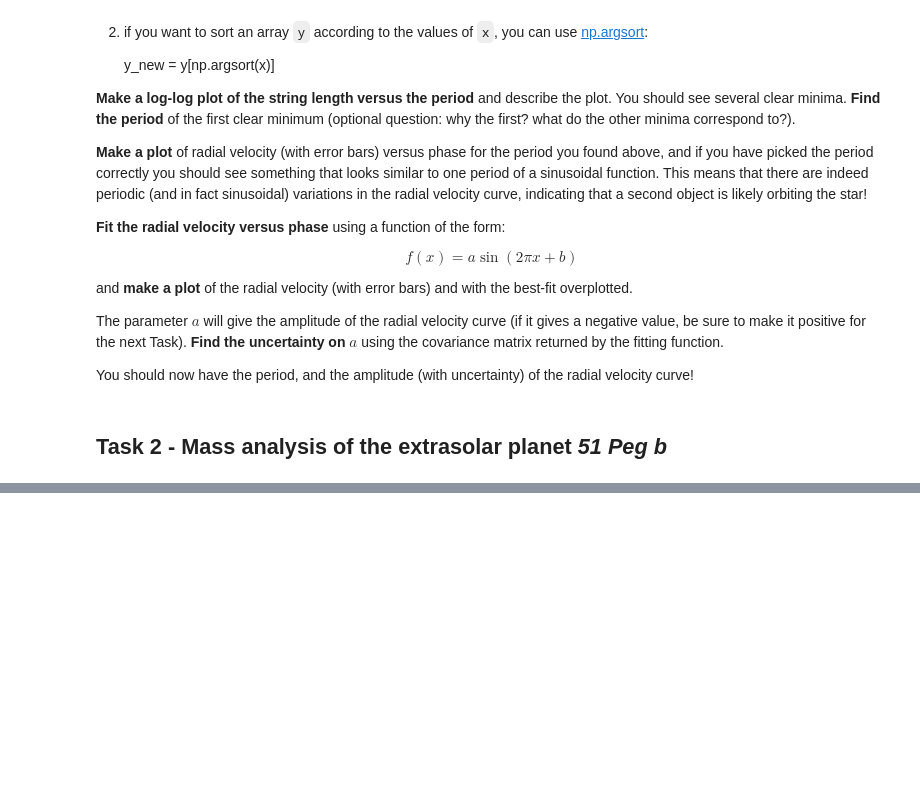
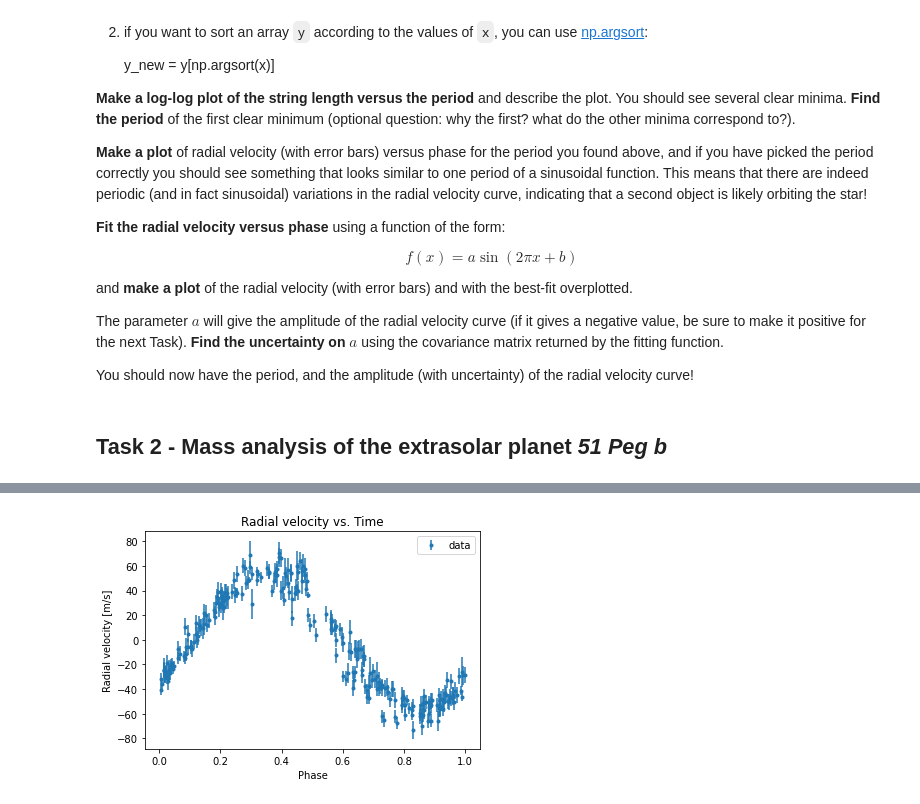
Before and after one commit to smilex555/phys718-hwp, a Jupyter notebook: project4/Project_4_Extrasolar_Planets_students.ipynb, the cells around one changed output, grey strips where cells are left out. Cells and saved outputs as stored; diff of their text form; code cells hidden in the pictures; blank space fills up the shorter version.

```diff
--- a/project4/Project_4_Extrasolar_Planets_students.ipynb
+++ b/project4/Project_4_Extrasolar_Planets_students.ipynb
@@ -147,0 +263,13 @@ data = np.loadtxt("https://raw.githubusercontent.com/terben/Programming_in_Pytho
+# %%
+# get the string length and the corresponding phases and velocities for the minimum period
+lvalue2, phaseandvel2 = periodogram(minperiod, data)
+
+# plot
+plt.errorbar(phaseandvel2[0], phaseandvel2[1], yerr = phaseandvel2[2], fmt = '.', label = 'data') # use errorbar for the plot
+plt.title('Radial velocity vs. Time') # plot title
+plt.xlabel('Phase') # x-axis title
+plt.ylabel('Radial velocity [m/s]')  # y-axis title
+plt.legend() # add legend
+plt.show() # print the plot
+# %% [output]
+[figure, added]
```
Also changed, not shown: parts of 29 cells of this notebook.
